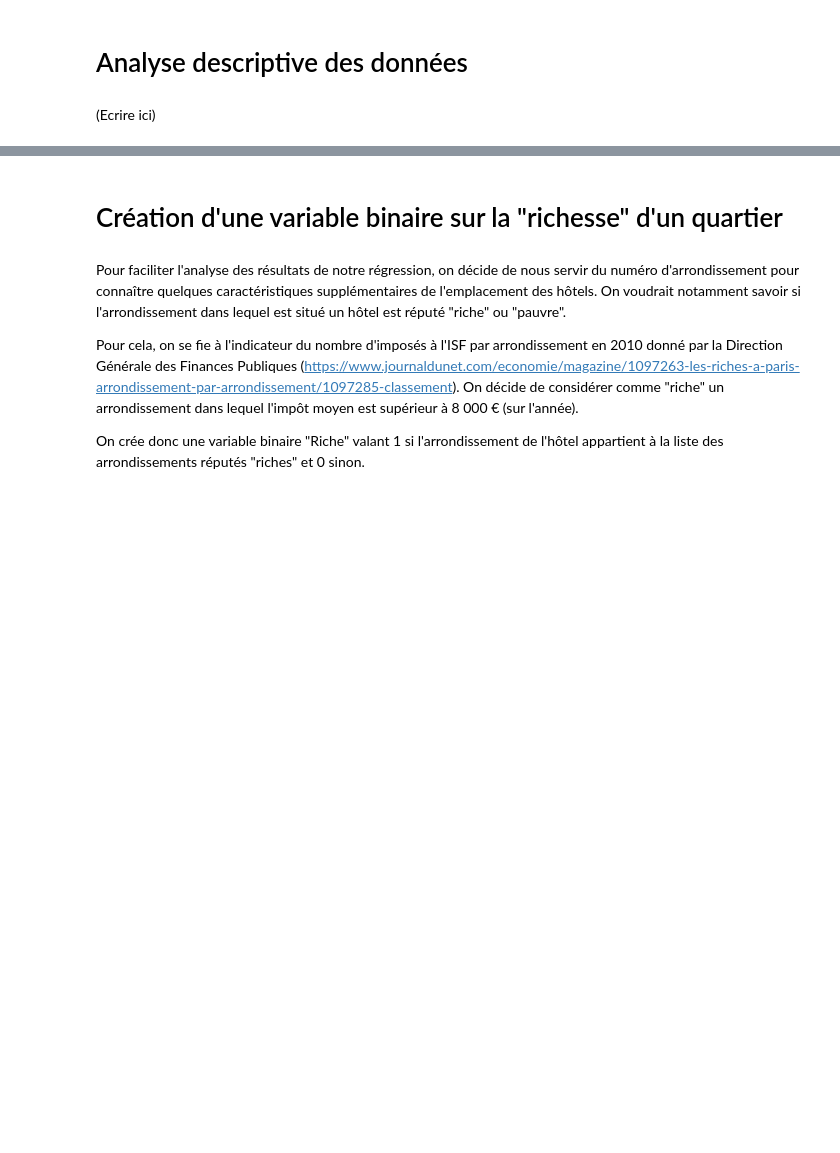
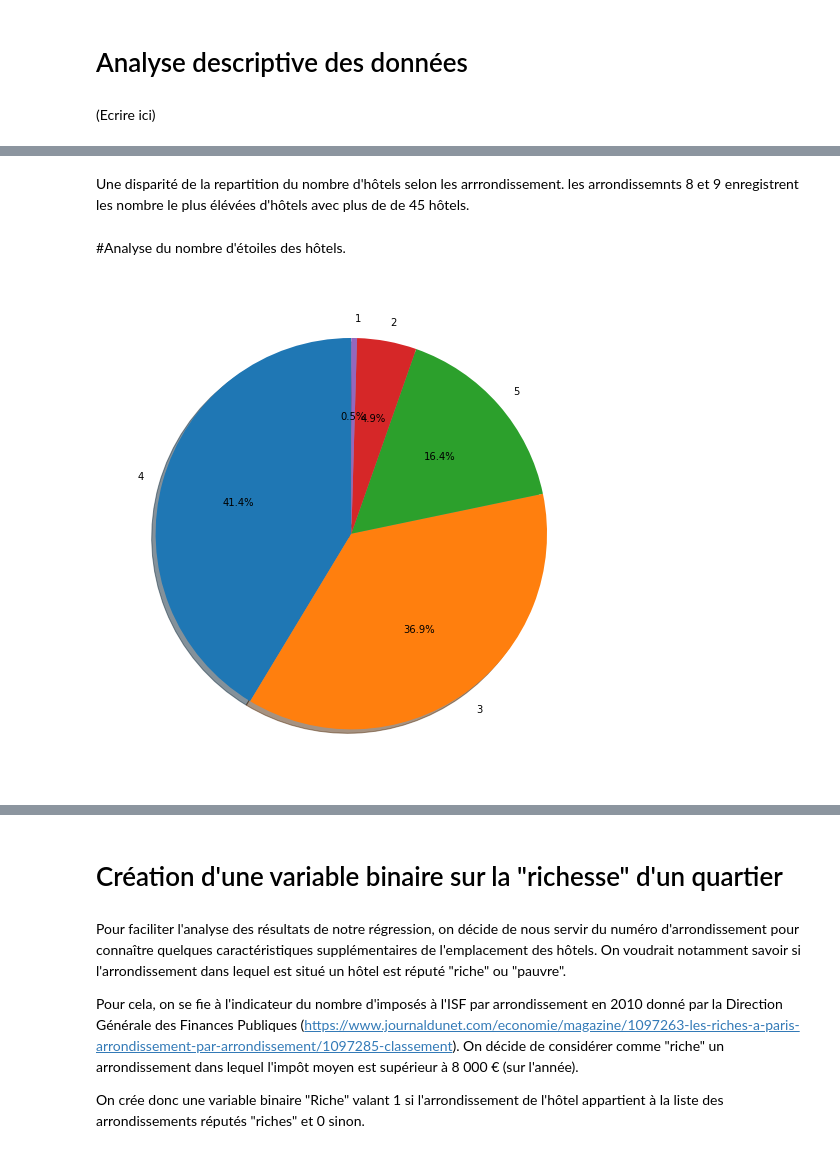
Before and after one commit to fsalaun29/Prediction-prix-hotels-Paris, a Jupyter notebook: Partie 3 - Déterminants du prix des hôtels.ipynb, the cells around one changed output, grey strips where cells are left out. Saved outputs shown, nothing was run; the diff lists cells and outputs as text; code cells hidden in the pictures; blank space fills up the shorter version.

```diff
--- a/Partie 3 - Déterminants du prix des hôtels.ipynb
+++ b/Partie 3 - Déterminants du prix des hôtels.ipynb
@@ -30,0 +59,11 @@ df.head()
+# %% [markdown]
+Une disparité de la repartition du nombre d'hôtels selon les arrrondissement. les arrondissemnts 8 et 9 enregistrent les nombre le plus élévées d'hôtels avec plus de de 45 hôtels.
+# %% [markdown]
+#Analyse du nombre d'étoiles des hôtels.
+# %%
+nbr_Etoil= df["Etoiles"].value_counts()
+plt.rcParams["figure.figsize"]=[9,9]
+plt.pie(nbr_Etoil.values, labels=nbr_Etoil.index, autopct='%1.1f%%',shadow=True, startangle=90)
+plt.draw()
+# %% [output]
+[figure, added]
```
Also changed, not shown: parts of 5 cells of this notebook.
